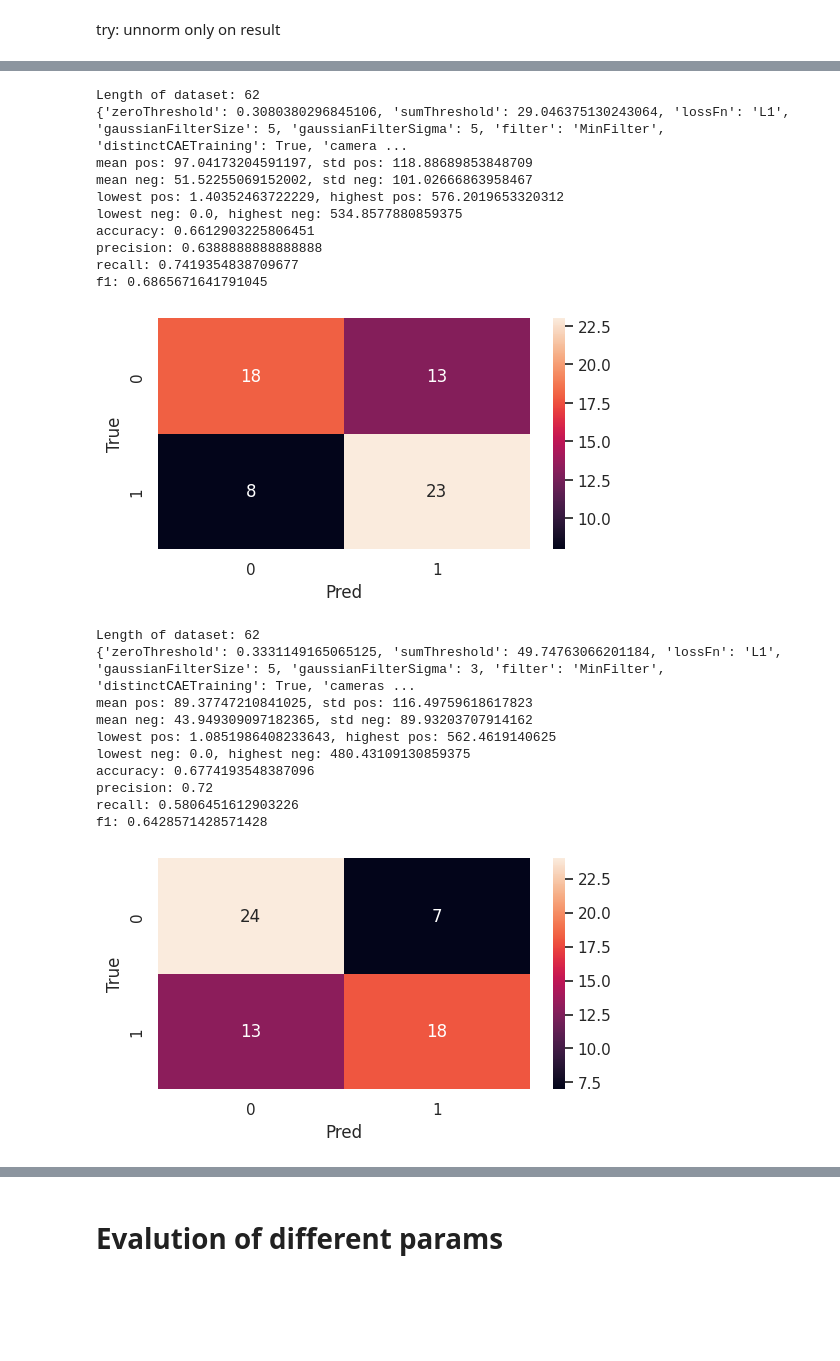
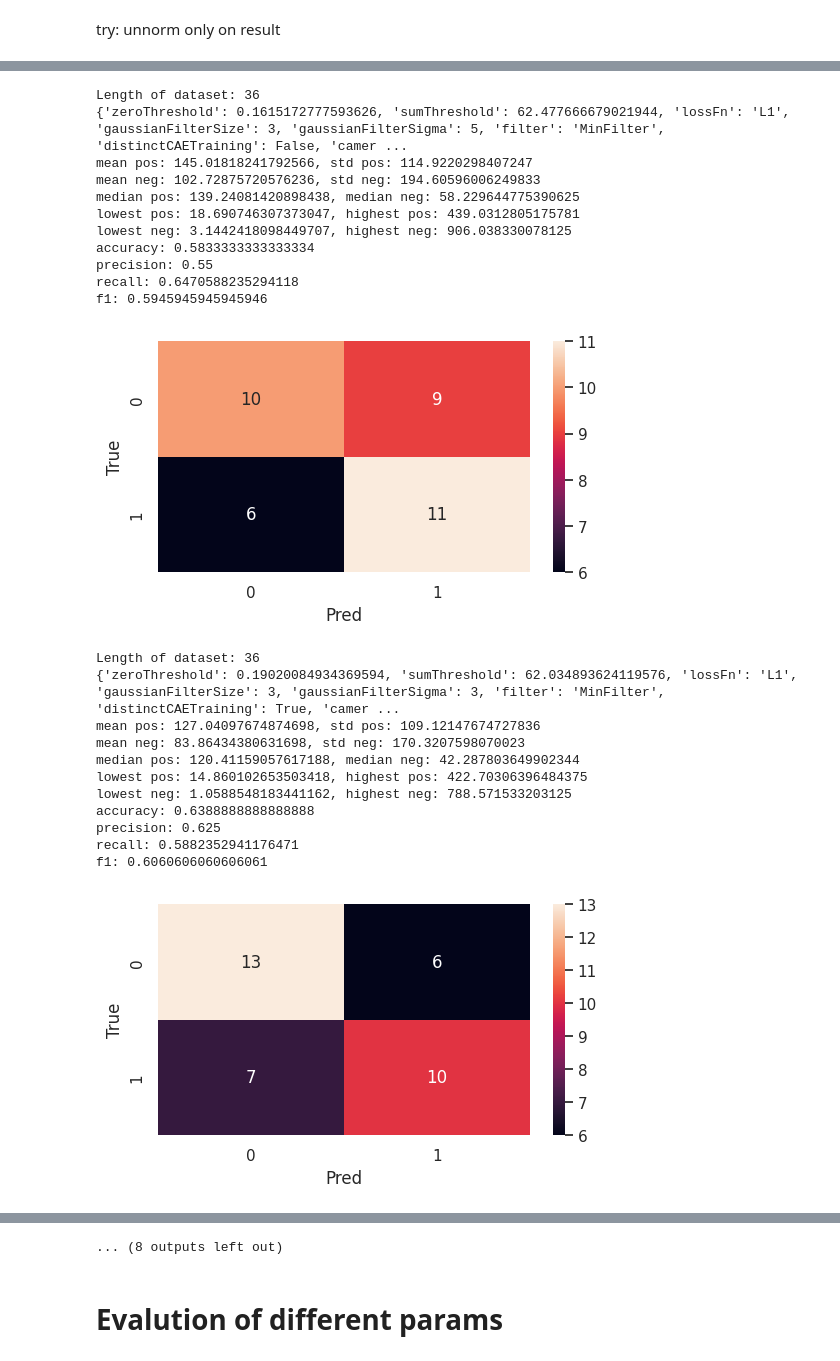
Before and after one commit to klusertim/heronWorkspace, a Jupyter notebook: classifier/basicClassifier.ipynb, the cells around one changed output, grey strips where cells are left out. Saved outputs shown, nothing was run; the diff lists cells and outputs as text; code cells hidden in the pictures; blank space fills up the shorter version.

```diff
--- a/classifier/basicClassifier.ipynb
+++ b/classifier/basicClassifier.ipynb
@@ -56,14 +56,14 @@ loaderParams = dict(
     distinctCAETraining = False,
     colorMode = "RGB",
     random_state = 1,
-    set = "all"
+    set = "train"
 )
 
 distributions = dict(
     cameras = [["NEN1", "SBU3"]], #, ["SBU4"]
     balanced = [True, False],
     distinctCAETraining = [True, False],
-    gaussianFilterSize = [5],
+    gaussianFilterSize = [3, 5],
     gaussianFilterSigma = [3, 5],
     filter = ["MinFilter"], #["MinFilter", "GaussianFilter"]
     zeroThreshold = np.random.uniform(low=0.15, high=0.4, size=30), # uniform dist on loc, loc+scale -> uniform(loc, scale) #threshold for zeroing out the image
@@ -71,7 +71,7 @@ distributions = dict(
     lossFn = ["L1"]#["MSE", "L1"],
 )
 
-sampler = ParameterSampler(distributions, n_iter=3, random_state=loaderParams["random_state"])
+sampler = ParameterSampler(distributions, n_iter=30, random_state=loaderParams["random_state"])
 
 includeCameraProps = False
 model = CAEV1
@@ -141,7 +217,7 @@ for params in sampler:
     print(params)
     dataLoader = DataLoader(dataset, batch_size=8, shuffle=False, num_workers=2)
 
-    blur = GaussianBlur(kernel_size=5, sigma=3) #TODO: make this a parameter
+    blur = GaussianBlur(kernel_size=params["gaussianFilterSize"], sigma=params["gaussianFilterSigma"]) #TODO: make this a parameter
     lossFn = F.mse_loss if params["lossFn"] == "MSE" else F.l1_loss
     vals = []
 
@@ -225,7 +301,7 @@ for params in sampler:
     print(f'lowest pos: {np.min(onlyPos[:, 2])}, highest pos: {np.max(onlyPos[:, 2])}')
     print(f'lowest neg: {np.min(onlyNeg[:, 2])}, highest neg: {np.max(onlyNeg[:, 2])}')
 
-    posVals["meaean"].append(np.mean(onlyPos[:, 2]))
+    posVals["mean"].append(np.mean(onlyPos[:, 2]))
     posVals["std"].append(np.std(onlyPos[:, 2]))
     posVals["min"].append(np.min(onlyPos[:, 2]))
     posVals["max"].append(np.max(onlyPos[:, 2]))
@@ -234,53 +310,55 @@ for params in sampler:
     negVals["mean"].append(np.mean(onlyNeg[:, 2]))
     negVals["std"].append(np.std(onlyNeg[:, 2]))
     negVals["min"].append(np.min(onlyNeg[:, 2]))
     negVals["max"].append(np.max(onlyNeg[:, 2]))
-    negVals["m"].append(np.max(onlyNeg[:, 2]))
+    negVals["median"].append(np.median(onlyNeg[:, 2]))
 
     print(f'accuracy: {accuracy_score(vals[:, 0], vals[:,1])}')
     print(f'precision: {precision_score(vals[:, 0], vals[:,1])}')
     print(f'recall: {recall_score(vals[:, 0], vals[:,1])}')
     print(f'f1: {f1_score(vals[:, 0], vals[:,1])}')
     plt.show()
     vals = []
 
 
 fig = plt.figure(figsize = (len(params),3))
 plt.errorbar([i-0.1 for i in range(len(posVals["mean"]))], posVals["mean"], yerr=posVals["std"],fmt='.k', capsize=5, label="pos (mean and std)", color="tomato")
 plt.errorbar([i+0.1 for i in range(len(negVals["mean"]))], negVals["mean"], yerr=negVals["std"],fmt='.k', capsize=5, label="neg (mean and std)", color="cornflowerblue")
 plt.plot([i-0.1 for i in range(len(posVals["mean"]))], posVals["median"], '*', color="black", label="median")
 plt.plot([i+0.1 for i in range(len(negVals["mean"]))], negVals["median"], '*', color="black")
 
 plt.xticks(range(len(sampler)))
 plt.xlabel("setting")
 plt.legend(loc='lower center', bbox_to_anchor=(0.5, 1.05))
 plt.show()
 
 # confusionMatrix
 # confMat = confusion_matrix(df["trueLbl"], df["predictedLbl"])
 # plt.figure(figsize = (6,3))
 # sns.heatmap(confMat, annot=True)
 # plt.show()
 # %% [output]
-Length of dataset: 62
-{'zeroThreshold': 0.3080380296845106, 'sumThreshold': 29.046375130243064, 'lossFn': 'L1', 'gaussianFilterSize': 5, 'gaussianFilterSigma': 5, 'filter': 'MinFilter', 'distinctCAETraining': True, 'camera ...
-mean pos: 97.04173204591197, std pos: 118.88689853848709
-mean neg: 51.52255069152002, std neg: 101.02666863958467
-lowest pos: 1.40352463722229, highest pos: 576.2019653320312
-lowest neg: 0.0, highest neg: 534.8577880859375
-accuracy: 0.6612903225806451
-precision: 0.6388888888888888
-recall: 0.7419354838709677
-f1: 0.6865671641791045
+Length of dataset: 36
+{'zeroThreshold': 0.1615172777593626, 'sumThreshold': 62.477666679021944, 'lossFn': 'L1', 'gaussianFilterSize': 3, 'gaussianFilterSigma': 5, 'filter': 'MinFilter', 'distinctCAETraining': False, 'camer ...
+mean pos: 145.01818241792566, std pos: 114.9220298407247
+mean neg: 102.72875720576236, std neg: 194.60596006249833
+median pos: 139.24081420898438, median neg: 58.229644775390625
+lowest pos: 18.690746307373047, highest pos: 439.0312805175781
+lowest neg: 3.1442418098449707, highest neg: 906.038330078125
+accuracy: 0.5833333333333334
+precision: 0.55
+recall: 0.6470588235294118
+f1: 0.5945945945945946
-[figure, old version]
+[figure, new version]
-Length of dataset: 62
-{'zeroThreshold': 0.3331149165065125, 'sumThreshold': 49.74763066201184, 'lossFn': 'L1', 'gaussianFilterSize': 5, 'gaussianFilterSigma': 3, 'filter': 'MinFilter', 'distinctCAETraining': True, 'cameras ...
-mean pos: 89.37747210841025, std pos: 116.49759618617823
-mean neg: 43.949309097182365, std neg: 89.93203707914162
-lowest pos: 1.0851986408233643, highest pos: 562.4619140625
-lowest neg: 0.0, highest neg: 480.43109130859375
-accuracy: 0.6774193548387096
-precision: 0.72
-recall: 0.5806451612903226
-f1: 0.6428571428571428
+Length of dataset: 36
+{'zeroThreshold': 0.19020084934369594, 'sumThreshold': 62.034893624119576, 'lossFn': 'L1', 'gaussianFilterSize': 3, 'gaussianFilterSigma': 3, 'filter': 'MinFilter', 'distinctCAETraining': True, 'camer ...
+mean pos: 127.04097674874698, std pos: 109.12147674727836
+mean neg: 83.86434380631698, std neg: 170.3207598070023
+median pos: 120.41159057617188, median neg: 42.287803649902344
+lowest pos: 14.860102653503418, highest pos: 422.70306396484375
+lowest neg: 1.0588548183441162, highest neg: 788.571533203125
+accuracy: 0.6388888888888888
+precision: 0.625
+recall: 0.5882352941176471
+f1: 0.6060606060606061
-[figure, old version]
+[figure, new version]
@@ -301,3 +413,4 @@ std pos: [118.88689853848709, 116.49759618617823, 142.04675439799738]
+... (8 outputs left out)
 # %% [markdown]
 # Evalution of different params
 # %% [markdown]
```
Also changed, not shown: parts of 8 cells of this notebook, 4 other files.
